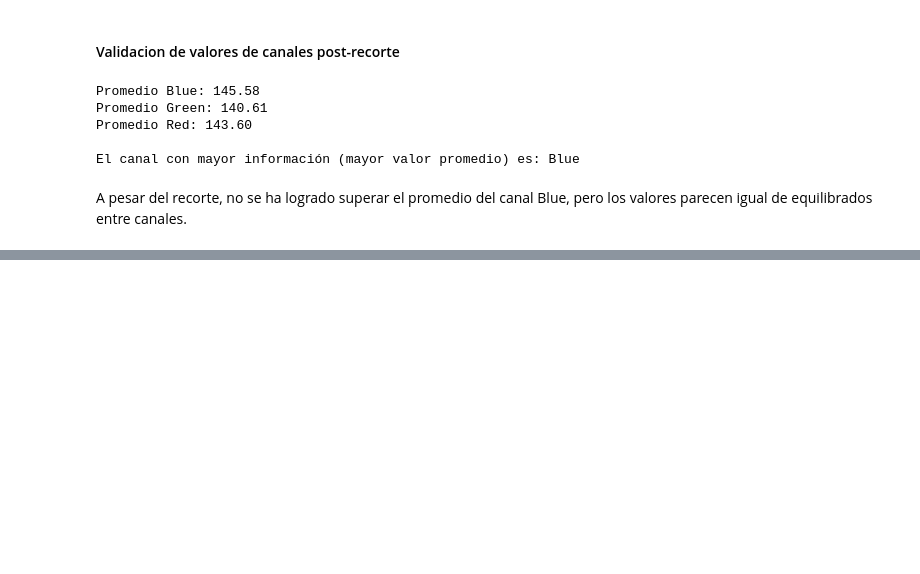
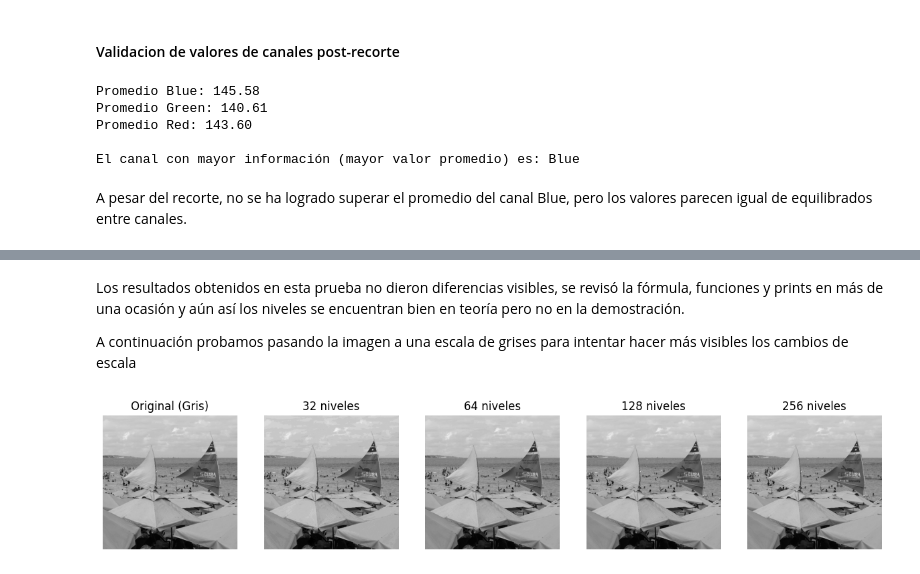
Before and after one commit to gimb99/PDI_BARTHOU_GONZALO, a Jupyter notebook: ejercicioIntegrador/ejercicioIntegrador.ipynb, the cells around one changed output, grey strips where cells are left out. Saved outputs shown, nothing was run; the diff lists cells and outputs as text; code cells hidden in the pictures; blank space fills up the shorter version.

```diff
--- a/ejercicioIntegrador/ejercicioIntegrador.ipynb
+++ b/ejercicioIntegrador/ejercicioIntegrador.ipynb
@@ -174,0 +302,25 @@ A pesar del recorte, no se ha logrado superar el promedio del canal Blue, pero l
+# %% [markdown]
+Los resultados obtenidos en esta prueba no dieron diferencias visibles, se revisó la fórmula, funciones y prints en más de una ocasión y aún así los niveles se encuentran bien en teoría pero no en la demostración.
+
+A continuación probamos pasando la imagen a una escala de grises para intentar hacer más visibles los cambios de escala
+# %%
+# Convertir a escala de grises
+img_gray = cv2.cvtColor(imgNew, cv2.COLOR_RGB2GRAY)
+
+niveles_list = [32, 64, 128, 256]
+
+plt.figure(figsize=(15, 5))
+plt.subplot(1, len(niveles_list)+1, 1)
+plt.imshow(img_gray, cmap='gray')
+plt.title("Original (Gris)")
+plt.axis("off")
+
+for i, lvl in enumerate(niveles_list):
+    img_cuant = cuantizar_imagen(img_gray, lvl)
+    plt.subplot(1, len(niveles_list)+1, i+2)
+    plt.imshow(img_cuant, cmap='gray')
+    plt.title(f"{lvl} niveles")
+    plt.axis("off")
+plt.show()
+# %% [output]
+[figure, added]
```
Also changed, not shown: parts of 17 cells of this notebook.
